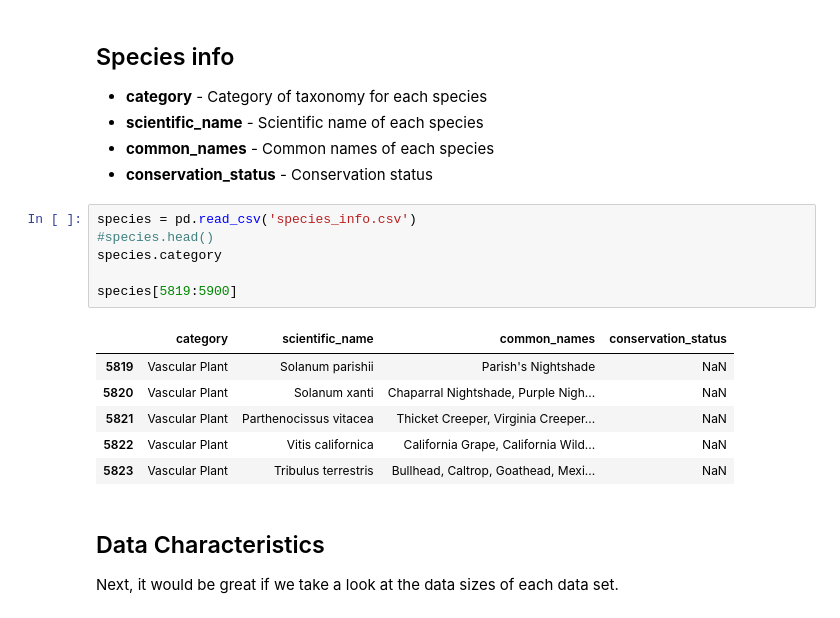
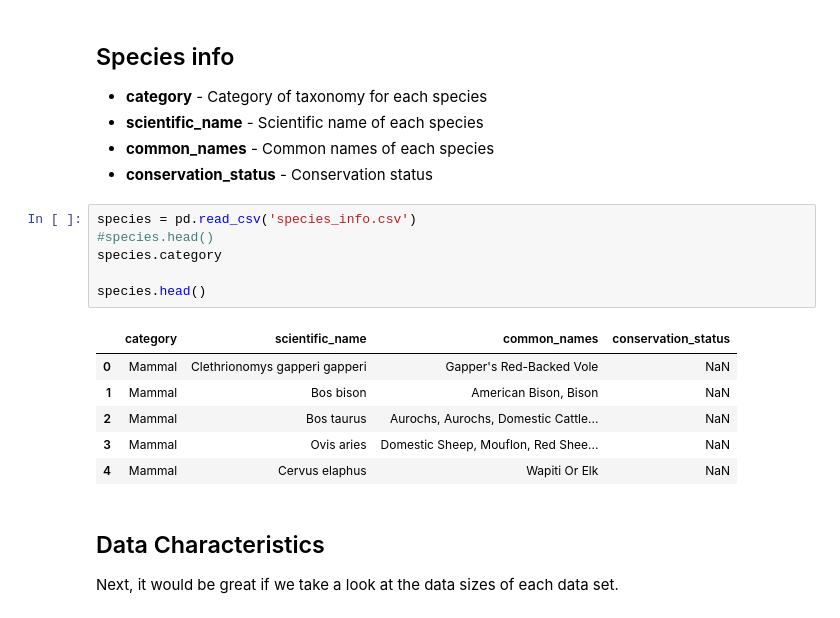
Before and after one commit to Danyphantom1500/Biodiversity, a Jupyter notebook: biodiversity.ipynb, the cells around one changed output. Cells and saved outputs as stored; diff of their text form.

```diff
--- a/biodiversity.ipynb
+++ b/biodiversity.ipynb
@@ -37,16 +37,16 @@ observations.head()
 # %%
 species = pd.read_csv('species_info.csv')
 #species.head()
 species.category
 
-species[5819:5900]
+species.head()
 # %% [output]
 |  | category | scientific_name | common_names | conservation_status |
-| 5819 | Vascular Plant | Solanum parishii | Parish's Nightshade | NaN |
-| 5820 | Vascular Plant | Solanum xanti | Chaparral Nightshade, Purple Nigh... | NaN |
-| 5821 | Vascular Plant | Parthenocissus vitacea | Thicket Creeper, Virginia Creeper... | NaN |
-| 5822 | Vascular Plant | Vitis californica | California Grape, California Wild... | NaN |
-| 5823 | Vascular Plant | Tribulus terrestris | Bullhead, Caltrop, Goathead, Mexi... | NaN |
+| 0 | Mammal | Clethrionomys gapperi gapperi | Gapper's Red-Backed Vole | NaN |
+| 1 | Mammal | Bos bison | American Bison, Bison | NaN |
+| 2 | Mammal | Bos taurus | Aurochs, Aurochs, Domestic Cattle... | NaN |
+| 3 | Mammal | Ovis aries | Domestic Sheep, Mouflon, Red Shee... | NaN |
+| 4 | Mammal | Cervus elaphus | Wapiti Or Elk | NaN |
 # %% [markdown]
 ## Data Characteristics
 Next, it would be great if we take a look at the data sizes of each data set.
```
Also changed, not shown: parts of 12 cells of this notebook.
